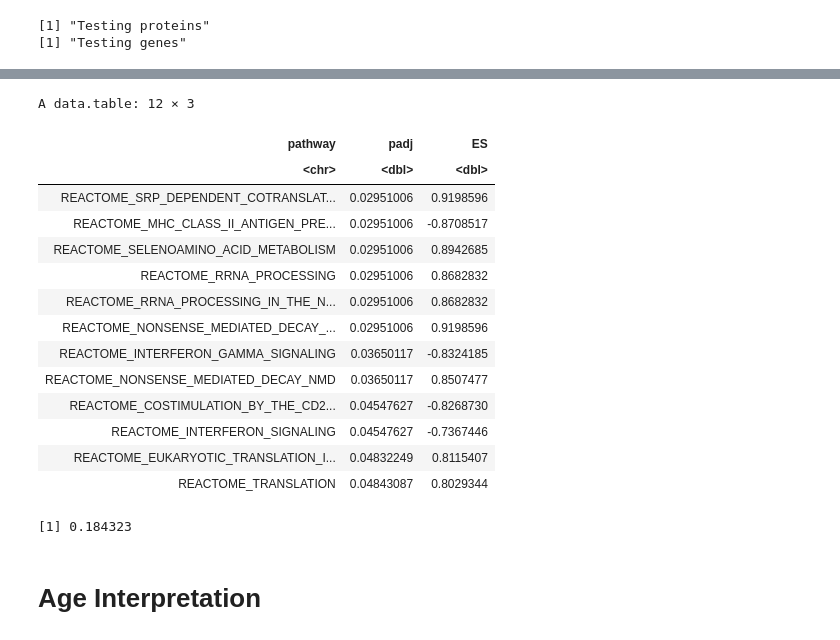
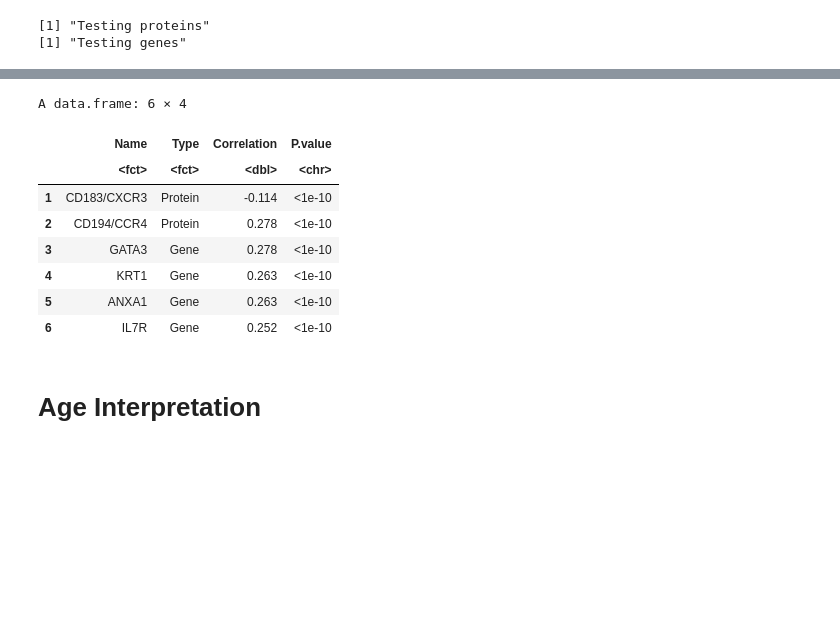
Before and after one commit to immunogenomics/cna-display, a Jupyter notebook: tbru/interpretation.ipynb, the cells around one changed output, grey strips where cells are left out. Drawn from its saved outputs; the diff is of its cells as text; code cells hidden in the pictures; blank space fills up the shorter version.

```diff
--- a/tbru/interpretation.ipynb
+++ b/tbru/interpretation.ipynb
@@ -783,8 +571,9 @@ round(corrs[order(corrs)][1:15],2)
 # %%
-interp_report = report_assoc(prot_mat, expr_mat,
+winter_report = report_assoc(prot_mat, expr_mat,
                              prot_names = c("CD183/CXCR3", "CD194/CCR4"),
                              gene_names = c("GATA3","KRT1","ANXA1","IL7R", "STAT1", "IFNG", "LIMS1","TIGIT", "CD27", "TBC1D4", "CTLA4"),
-                             curr_res$ncorrs)
+                             curr_res$ncorrs,
+                            table_destination, "supptable.tbru.winter.tex")
 # %% [output]
 [1] "Testing proteins"
 [1] "Testing genes"
@@ -1226,27 +580,15 @@ FGSEA_output = FGSEA_output[order(FGSEA_output$padj),]
-# %%
-FGSEA_output = FGSEA_output[which(FGSEA_output$padj<0.05),]
-FGSEA_output[grep("REACTOME", FGSEA_output$pathway),c(1,3,4)]
-# %% [output]
-A data.table: 12 × 3
-| pathway | padj | ES |
-| <chr> | <dbl> | <dbl> |
-| REACTOME_SRP_DEPENDENT_COTRANSLAT... | 0.02951006 | 0.9198596 |
-| REACTOME_MHC_CLASS_II_ANTIGEN_PRE... | 0.02951006 | -0.8708517 |
-| REACTOME_SELENOAMINO_ACID_METABOLISM | 0.02951006 | 0.8942685 |
-| REACTOME_RRNA_PROCESSING | 0.02951006 | 0.8682832 |
-| REACTOME_RRNA_PROCESSING_IN_THE_N... | 0.02951006 | 0.8682832 |
-| REACTOME_NONSENSE_MEDIATED_DECAY_... | 0.02951006 | 0.9198596 |
-| REACTOME_INTERFERON_GAMMA_SIGNALING | 0.03650117 | -0.8324185 |
-| REACTOME_NONSENSE_MEDIATED_DECAY_NMD | 0.03650117 | 0.8507477 |
-| REACTOME_COSTIMULATION_BY_THE_CD2... | 0.04547627 | -0.8268730 |
-| REACTOME_INTERFERON_SIGNALING | 0.04547627 | -0.7367446 |
-| REACTOME_EUKARYOTIC_TRANSLATION_I... | 0.04832249 | 0.8115407 |
-| REACTOME_TRANSLATION | 0.04843087 | 0.8029344 |
-# %%
-# No significantly enriched genesets for
-min(FGSEA_output$padj)
-# %% [output]
-[1] 0.184323
+# %%
+head(winter_report)
+# %% [output]
+A data.frame: 6 × 4
+|  | Name | Type | Correlation | P.value |
+|  | <fct> | <fct> | <dbl> | <chr> |
+| 1 | CD183/CXCR3 | Protein | -0.114 | <1e-10 |
+| 2 | CD194/CCR4 | Protein | 0.278 | <1e-10 |
+| 3 | GATA3 | Gene | 0.278 | <1e-10 |
+| 4 | KRT1 | Gene | 0.263 | <1e-10 |
+| 5 | ANXA1 | Gene | 0.263 | <1e-10 |
+| 6 | IL7R | Gene | 0.252 | <1e-10 |
 # %% [markdown]
 # Age Interpretation
 # %% [markdown]
```
Also changed, not shown: parts of 135 cells of this notebook, 12 other files.
